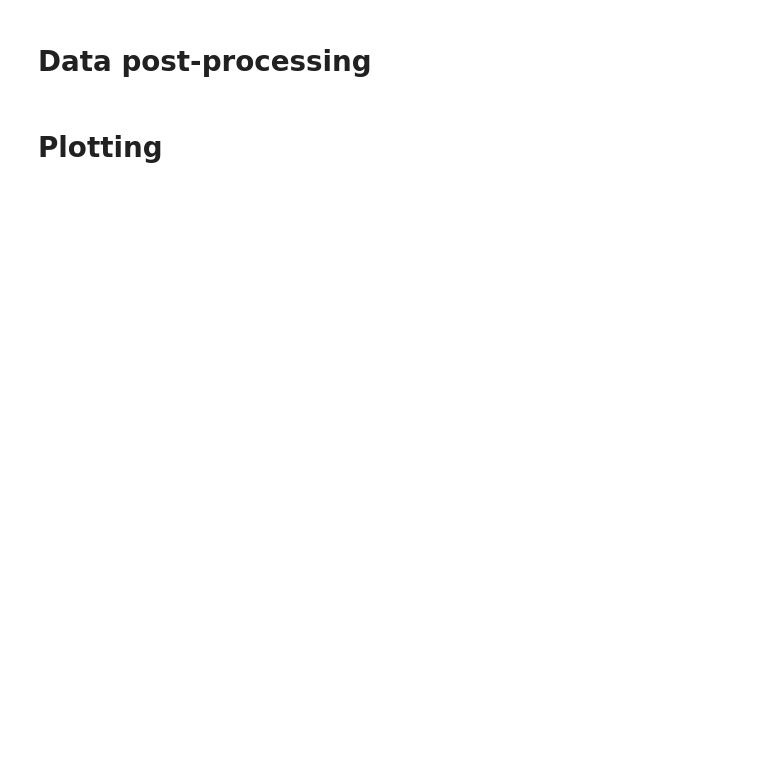
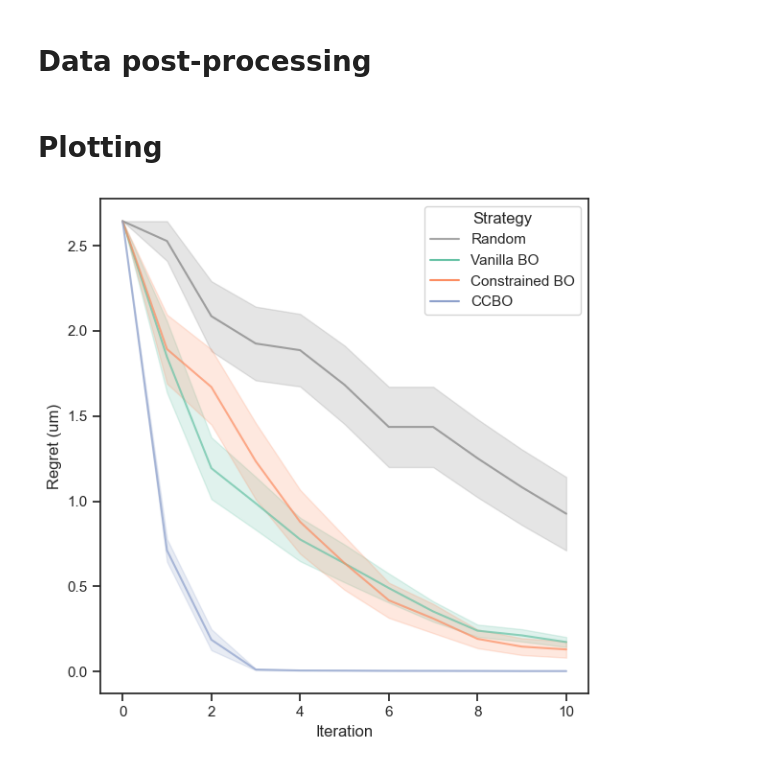
Before and after one commit to FrankWanger/CCBO, a Jupyter notebook: CCBO_benchmark.ipynb, the cells around one changed output. Saved outputs shown, nothing was run; the diff lists cells and outputs as text; code cells hidden in the pictures; blank space fills up the shorter version.

Commit message:
updated benchmark code

```diff
--- a/CCBO_benchmark.ipynb
+++ b/CCBO_benchmark.ipynb
@@ -71,26 +68,16 @@ def perform_trial(trial):
 
     # Initialize the result dictionary, best distance and raw_Y, for each strategy
     best_distance = {k: None for k in strategies}
-    best_raw_Y = {k: None for k in strategies}
 
     for strategy in strategies:
         print(f"Performing Bayesian optimization using {strategy}...")
         best_distance_strategy = np.zeros(ITERS + 1)
-        best_raw_Y_strategy = np.zeros(ITERS + 1)
 
         for iter in range(ITERS + 1):
             print("Iteration:", iter)
             # record the best distance and raw_Y at this iteration
             Y_distance = -np.abs(Y_bo[strategy][:, 0] - TARGET_SIZE)
-
-            # get the best Y within the feasible region through masking out the infeasible points
-            best_Y_ind = np.argmax(
-                np.ma.masked_array(Y_distance, mask=~Y_bo[strategy][:, 1].bool())
-            )
-            raw_Y = Y_bo[strategy][best_Y_ind].numpy()
-
             best_distance_strategy[iter] = Y_distance.max().numpy()
-            best_raw_Y_strategy[iter] = raw_Y[0]
 
             # perform the optimization and recommend next experiments
             new_x = optimize_acqf_and_get_recommendation(
@@ -105,11 +92,11 @@ def perform_trial(trial):
             X_bo[strategy] = torch.cat([X_bo[strategy], new_x])
             Y_bo[strategy] = torch.cat([Y_bo[strategy], sim_espray_constrained(new_x)])
 
-        # log the best distances and raw_Y for this strategy over all iterations
+        # log the best distances for this strategy over all iterations
         best_distance[strategy] = best_distance_strategy
-        best_raw_Y[strategy] = best_raw_Y_strategy
 
-    return best_distance, best_raw_Y, {"X": X_bo, "Y": Y_bo}
+    return best_distance, {"X": X_bo, "Y": Y_bo}
+
 #perform the trials
 if PARA_EVAL:
     results = Parallel(n_jobs=-1, verbose=80)(
@@ -258,0 +164,39 @@ plt.savefig(f"ccbo_benchmark_{TARGET_SIZE}um.png", dpi=300)
+# %%
+# plot the results with error bars from multiple trials using seaborn
+sns.set_theme(style="ticks", palette="Set2")
+# plot the results
+fig = plt.figure(figsize=(6,6))
+
+rnd_best_distances = best_distances_df_long[best_distances_df_long['strategy'] == 'rnd']
+bo_best_distances = best_distances_df_long[best_distances_df_long['strategy'] != 'rnd']
+
+# plot strategy==rnd as gray
+sns.lineplot(
+    data=rnd_best_distances,
+    x="iteration",
+    y="regret",
+    color="gray",
+    errorbar="se",
+    alpha=0.7,
+    label="Random",
+)
+
+sns.lineplot(
+    data=bo_best_distances,
+    x="iteration",
+    y="regret",
+    hue="strategy",
+    errorbar="se",
+    alpha=0.7,
+)
+
+# set labels
+plt.xlabel("Iteration")
+plt.ylabel("Regret (um)")
+plt.legend(title="Strategy")
+
+plt.tight_layout()
+#plt.savefig(f"ccbo_benchmark_{TARGET_SIZE}um.png", dpi=300)
+plt.show()
+# %% [output]
+[figure, added]
```
Also changed, not shown: parts of 4 cells of this notebook, 1 other file.
